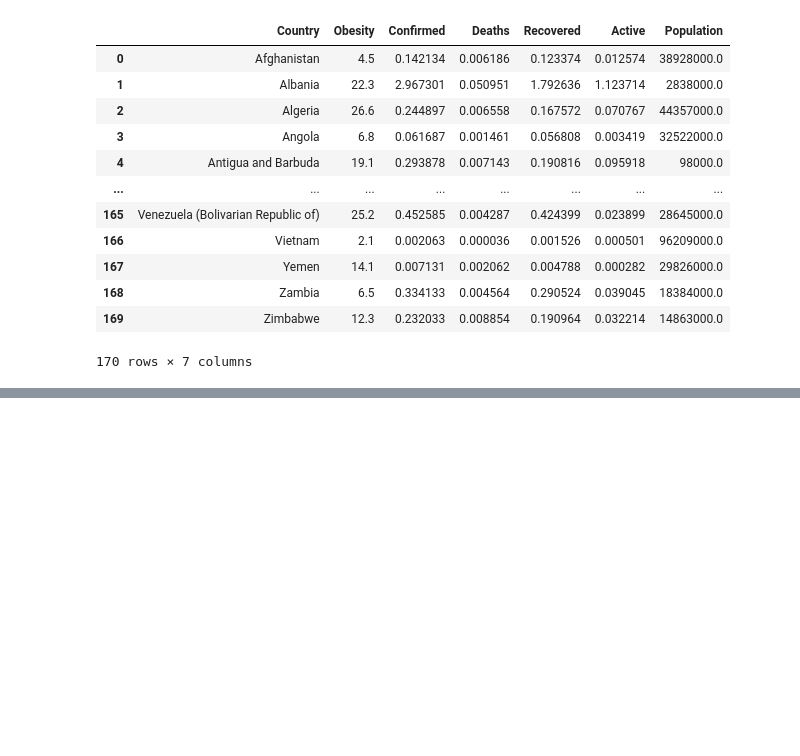
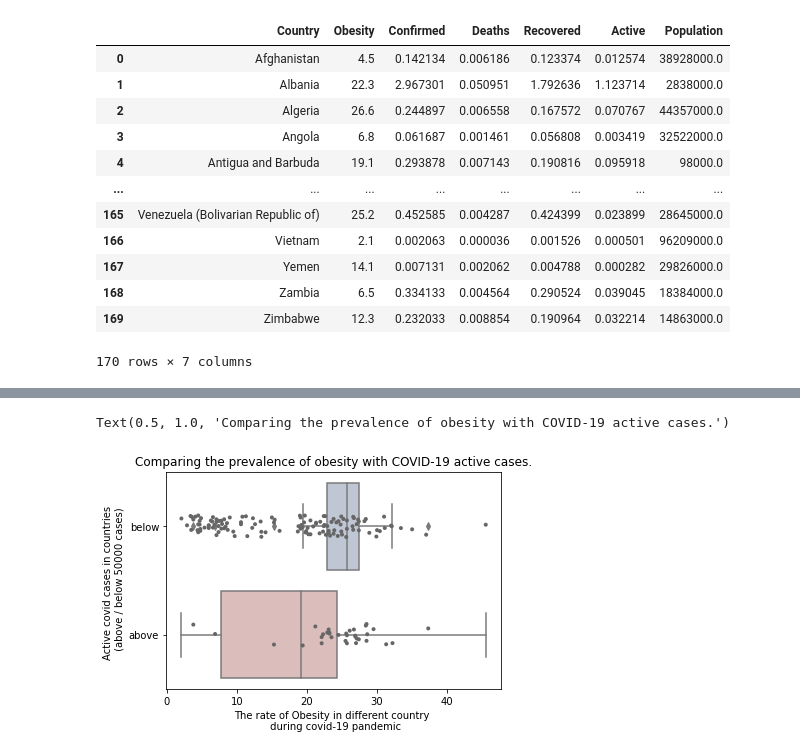
Before and after one commit to data301-2021-summer2/project-group28-project, a Jupyter notebook: analysis/Anthony Vong/milestone2.ipynb, the cells around one changed output, grey strips where cells are left out. Cells and saved outputs as stored; diff of their text form; code cells hidden in the pictures; blank space fills up the shorter version.

```diff
--- a/analysis/Anthony Vong/milestone2.ipynb
+++ b/analysis/Anthony Vong/milestone2.ipynb
@@ -175,0 +236,3 @@ obesity
+# %%
+test = obesity[["Country","Obesity","Total_Active_Cases"]]
+test
@@ -175,0 +274,3 @@ obesity
+# %%
+test = test.assign(size = lambda x: np.where((x.Total_Active_Cases > 50000), "above","below"))
+test
@@ -175,0 +291,10 @@ obesity
+# %%
+order_test = (test
+                 .groupby('size')["Obesity"]
+                 .mean()
+                 .round(2)
+                 .sort_values(ascending=False)
+                 .reset_index()
+             )
+
+order_test
@@ -175,0 +309,18 @@ obesity
+# %%
+plt.subplots(figsize=(6, 4))
+
+sns.boxplot(data=test,
+           x='Obesity',
+           y='size',
+           order = order_test['size'],
+           palette="vlag",
+           width=0.8)
+
+sns.stripplot(x="Obesity", y="size", data=test,size=4, color=".4", linewidth=0)
+
+plt.ylabel('Active covid cases in countries \n (above / below 50000 cases)')
+plt.xlabel('The rate of Obesity in different country \n during covid-19 pandemic')
+plt.title('Comparing the prevalence of obesity with COVID-19 active cases.')
+# %% [output]
+Text(0.5, 1.0, 'Comparing the prevalence of obesity with COVID-19 active cases.')
+[figure, added]
```
Also changed, not shown: parts of 25 cells of this notebook, 3 other files.
